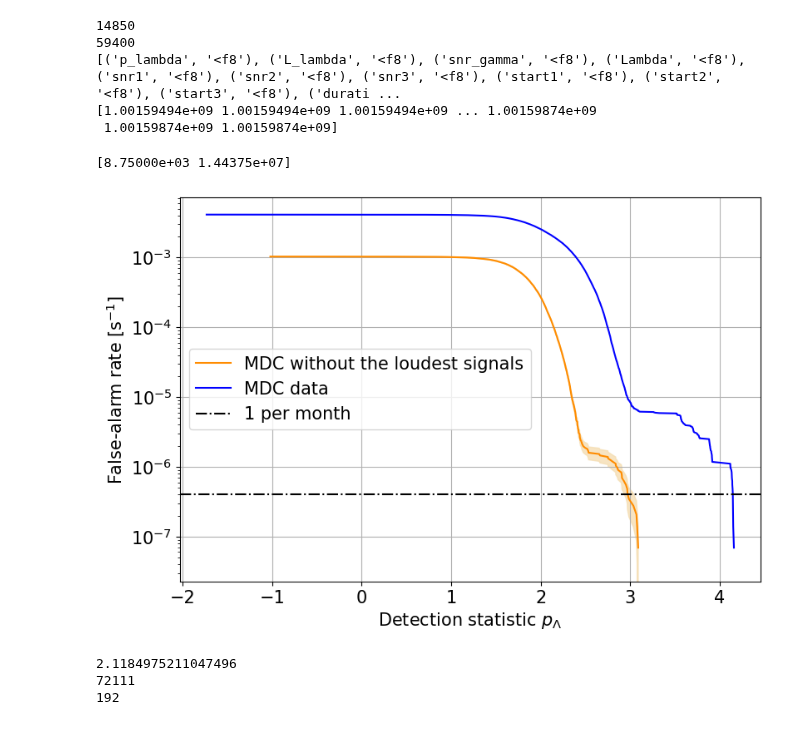
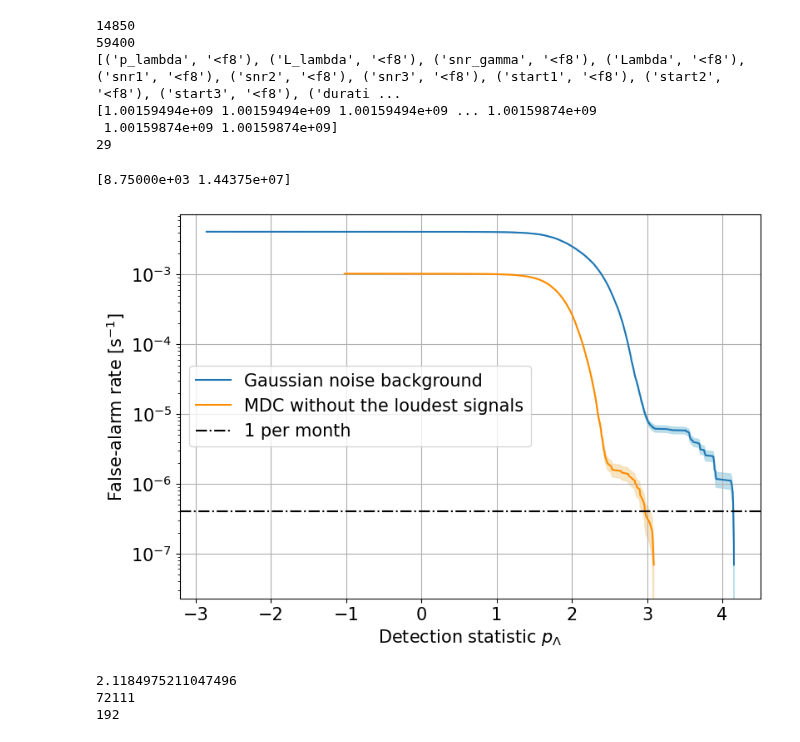
Before and after one commit to Glorieux-Victor/Internship_Victor_CBC_ET, a Jupyter notebook: PySTAMPAS_analysis/analyze_background_triggers.ipynb, the cells around one changed output. Saved outputs shown, nothing was run; the diff lists cells and outputs as text; code cells hidden in the pictures.

Commit message:
maj figures

```diff
--- a/PySTAMPAS_analysis/analyze_background_triggers.ipynb
+++ b/PySTAMPAS_analysis/analyze_background_triggers.ipynb
@@ -34,26 +34,27 @@ def compute_far_with_errorbar(statistic, lifetime=1):
     return sorted_stat, far, error
 # %%
 triggers_noise = np.load('/home/victor-glorieux/pystampas/projet_test_modif/stage2/results/triggers_allCut.npy')
-triggers_MDC = np.load('/home/victor-glorieux/pystampas/projet_test/report/bkg/FAR_allCut_p_lambda.npy')
+triggers_MDC = np.load('/home/victor-glorieux/pystampas/projet_test/stage2/results/triggers_allCut.npy')
 
 print(len(triggers_noise))
 print(len(triggers_MDC))
 
-FAR_MDC = []
-p_lambda_MDC = []
-for i in range(len(triggers_MDC)) :
-    FAR_MDC.append(triggers_MDC[i][1])
-    p_lambda_MDC.append(triggers_MDC[i][0])
+# FAR_MDC = []
+# p_lambda_MDC = []
+# for i in range(len(triggers_MDC)) :
+#     FAR_MDC.append(triggers_MDC[i][1])
+#     p_lambda_MDC.append(triggers_MDC[i][0])
 
 print(triggers_noise.dtype)
 print(triggers_noise['start1'])
-#print(len(pd.unique(triggers_MDC['start1'])))
+print(len(pd.unique(triggers_MDC['start1'])))
 # %% [output]
 14850
 59400
 [('p_lambda', '<f8'), ('L_lambda', '<f8'), ('snr_gamma', '<f8'), ('Lambda', '<f8'), ('snr1', '<f8'), ('snr2', '<f8'), ('snr3', '<f8'), ('start1', '<f8'), ('start2', '<f8'), ('start3', '<f8'), ('durati ...
 [1.00159494e+09 1.00159494e+09 1.00159494e+09 ... 1.00159874e+09
  1.00159874e+09 1.00159874e+09]
+29
 # %%
 livetime = np.loadtxt('inputs/lifetime_E1E2E3.txt')
 print(livetime)
@@ -61,31 +62,29 @@ print(livetime)
 [8.75000e+03 1.44375e+07]
 # %%
 sorted_stat1, FAR1, error1 = compute_far_with_errorbar(triggers_noise['p_lambda'], livetime[1])
-#sorted_stat2, FAR2, error2 = compute_far_with_errorbar(triggers_MDC['p_lambda'], livetime[1])
+sorted_stat2, FAR2, error2 = compute_far_with_errorbar(triggers_MDC['p_lambda'], livetime[1])
 # %%
 plt.figure(figsize=(9,6))
 ax = plt.gca()
 
-# ax.plot(sorted_stat1, FAR1, label='Gaussian noise background')
-# ax.fill_between(sorted_stat1, FAR1 - error1, FAR1 + error1, alpha=0.8, color="lightblue")
+ax.plot(sorted_stat2, FAR2, label='Gaussian noise background')
+ax.fill_between(sorted_stat2, FAR2 - error2, FAR2 + error2, alpha=0.8, color="lightblue")
 
 ax.plot(sorted_stat1, FAR1, label='MDC without the loudest signals', color = 'darkorange')
 ax.fill_between(sorted_stat1, FAR1 - error1, FAR1 + error1, alpha=0.8, color="wheat")
-
-ax.plot(p_lambda_MDC, FAR_MDC, label='MDC data', color = 'blue')
 
 ax.set_xlabel(r'Detection statistic $p_\Lambda$', fontsize=15)
 ax.set_ylabel(r'False-alarm rate [s$^{-1}$]', fontsize=15)
 ax.tick_params(axis='both', labelsize=15)
 ax.set_yscale('log')
 ax.axhline(1/2505600, 0, 1, color='black', ls='-.', label='1 per month')
 #1/365.25/86400
 ax.grid()
 ax.legend(fontsize=15)
 
 plt.savefig('results/MDC_FAR.svg', format = 'svg')
 # %% [output]
-[figure, old version]
+[figure, new version]
 # %%
 max_noise = np.max(triggers_noise['p_lambda'])
 print(max_noise)
```
Also changed, not shown: 3 other files.
